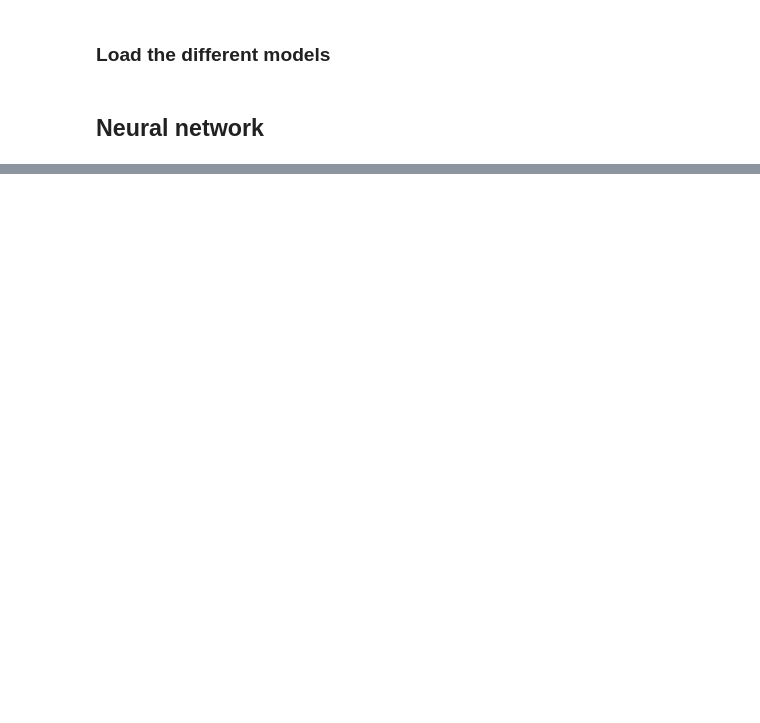
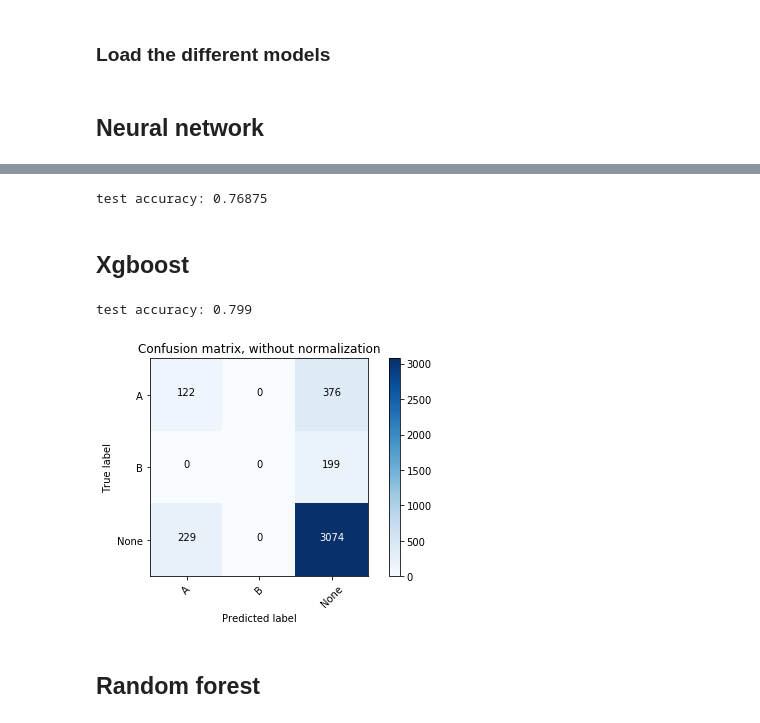
Before and after one commit to ace-racer/KE5108_Hybrid_Intelligent_Systems, a Jupyter notebook: KE5108-CA1-Part2/step4-EnsembleDifferentModels.ipynb, the cells around one changed output, grey strips where cells are left out. Saved outputs shown, nothing was run; the diff lists cells and outputs as text; code cells hidden in the pictures; blank space fills up the shorter version.

```diff
--- a/KE5108-CA1-Part2/step4-EnsembleDifferentModels.ipynb
+++ b/KE5108-CA1-Part2/step4-EnsembleDifferentModels.ipynb
@@ -131,0 +174,25 @@ model = load_model('models/'+model_to_use)
+# %%
+print("test accuracy:", accuracy_score(y_test, y_test_pred_nn))
+# %% [output]
+test accuracy: 0.76875
+# %% [markdown]
+## Xgboost
+# %%
+feature_columns = ["age", "income", "avbal", "avtrans", "sexNum", "mstatusNum", "occupationNum", "educationNum", "childrenNum"]
+X_test = df.loc[:, feature_columns]
+xg_boost_model = pickle.load(open("models/xgboost_kappa_0_2576.pickle.dat", "rb"))
+y_test_pred_xg_boost = xg_boost_model.predict(X_test)
+
+print("test accuracy:", accuracy_score(y_test_labels, y_test_pred_xg_boost))
+
+cm_xgboost = confusion_matrix(y_test_labels, y_test_pred_xg_boost)
+np.set_printoptions(precision=4)
+
+# Plot non-normalized confusion matrix
+plt.figure()
+plot_confusion_matrix(cm_xgboost, classes=class_names, title='Confusion matrix, without normalization')
+# %% [output]
+test accuracy: 0.799
+[figure, added]
+# %% [markdown]
+## Random forest
```
Also changed, not shown: parts of 8 cells of this notebook.
